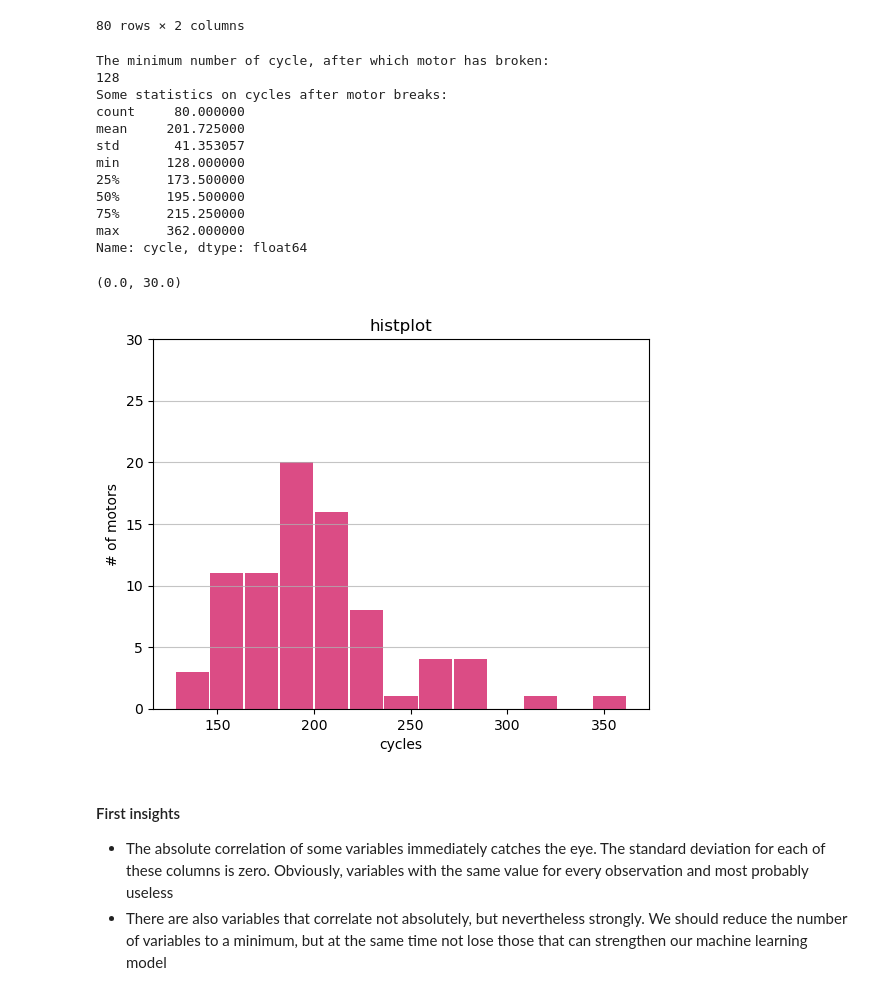
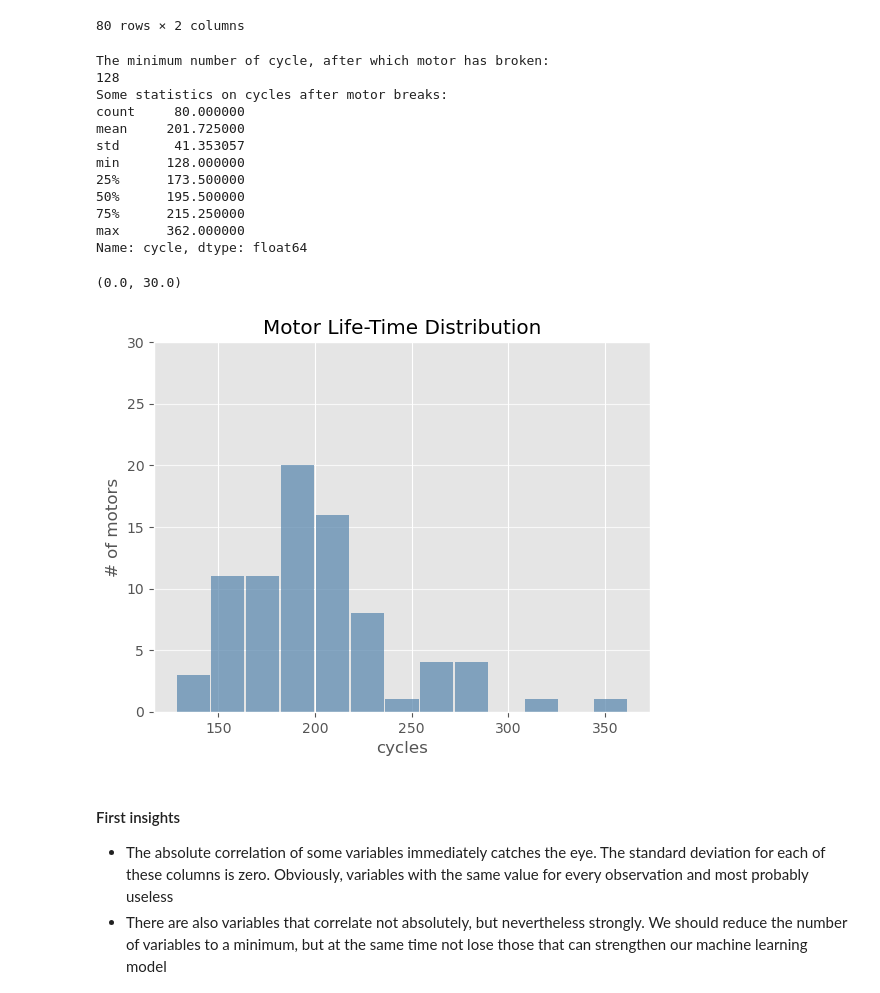
Before and after one commit to aziart/motor-breakdown-prediction, a Jupyter notebook: Solution.ipynb, the cells around one changed output. Drawn from its saved outputs; the diff is of its cells as text; code cells hidden in the pictures.

```diff
--- a/Solution.ipynb
+++ b/Solution.ipynb
@@ -19,11 +19,17 @@ In this section, we import the libraries that I will work with throughout the pr
 # import libraries (+settings) to view the data
 import warnings
 warnings.filterwarnings('ignore')
+import logging
+logging.basicConfig(filename = 'logs.log',
+                    level = logging.DEBUG,
+                    format = '%(asctime)s %(levelname)s %(message)s',
+                    filemode = 'w')
 
 import pandas as pd
 pd.set_option('display.max_columns', 30)
 import numpy as np
 import matplotlib.pyplot as plt
+plt.style.use('ggplot')
 
 # import Machine Learning libraries (+metrics and split method)
 from sklearn.model_selection import train_test_split, GridSearchCV
@@ -143,33 +171,34 @@ last_cycles
 # %%
 min_cycle = last_cycles['cycle'].min()
 print("The minimum number of cycle, after which motor has broken:\n{}".format(min_cycle))
 print("Some statistics on cycles after motor breaks:\n{}".format(last_cycles['cycle'].describe()))
 
 
 # An "interface" to matplotlib.axes.Axes.hist() method
-n, bins, patches = plt.hist(x=last_cycles['cycle'], bins='auto', color='#cc0052',
+n, bins, patches = plt.hist(x=last_cycles['cycle'], bins='auto',
+                            color='#5584AC',
                             alpha=0.7, rwidth=0.95)
 plt.grid(axis='y', alpha=0.75)
 plt.xlabel('cycles')
 plt.ylabel('# of motors')
-plt.title('histplot')
+plt.title('Motor Life-Time Distribution')
 maxfreq = n.max()
 plt.ylim(top=np.ceil(maxfreq / 10) * 10 if maxfreq % 10 else maxfreq + 10)
 # %% [output]
 The minimum number of cycle, after which motor has broken:
 128
 Some statistics on cycles after motor breaks:
 count     80.000000
 mean     201.725000
 std       41.353057
 min      128.000000
 25%      173.500000
 50%      195.500000
 75%      215.250000
 max      362.000000
 Name: cycle, dtype: float64
 (0.0, 30.0)
-[figure, old version]
+[figure, new version]
 # %% [markdown]
 #### First insights
 
```
Also changed, not shown: parts of 15 cells of this notebook, 1 other file.
